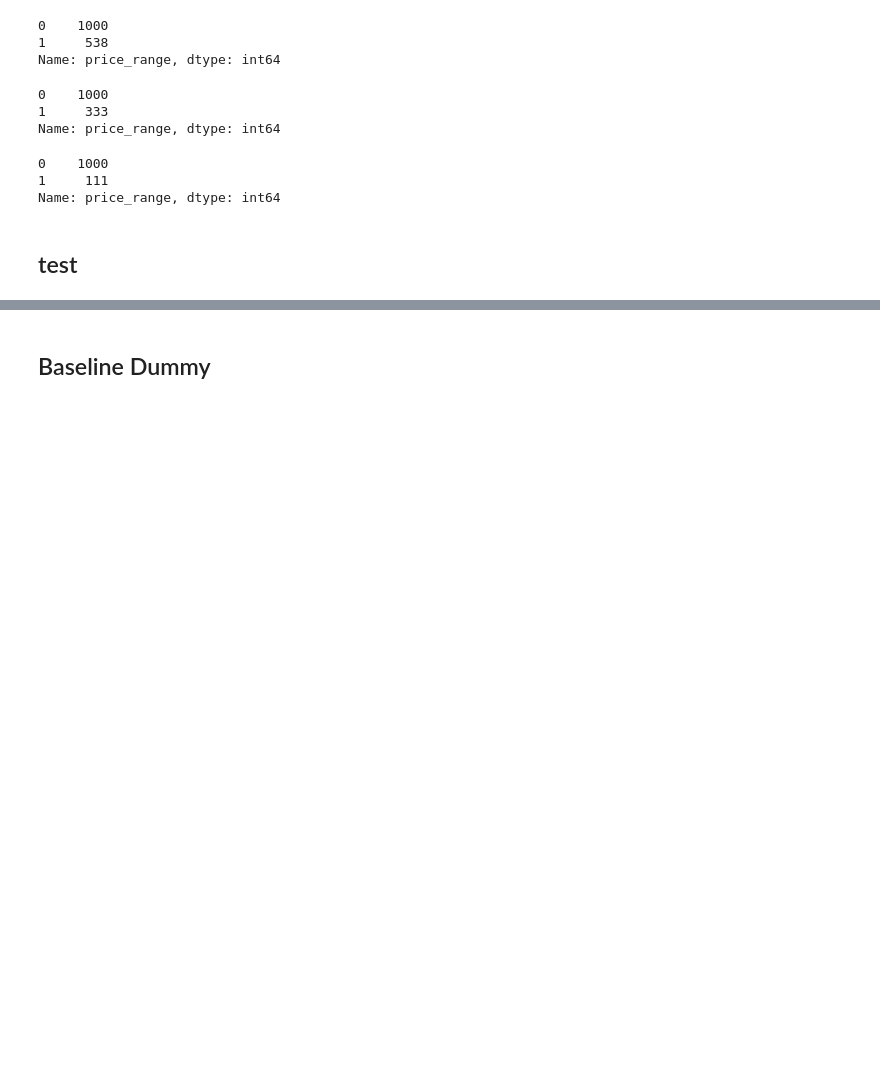
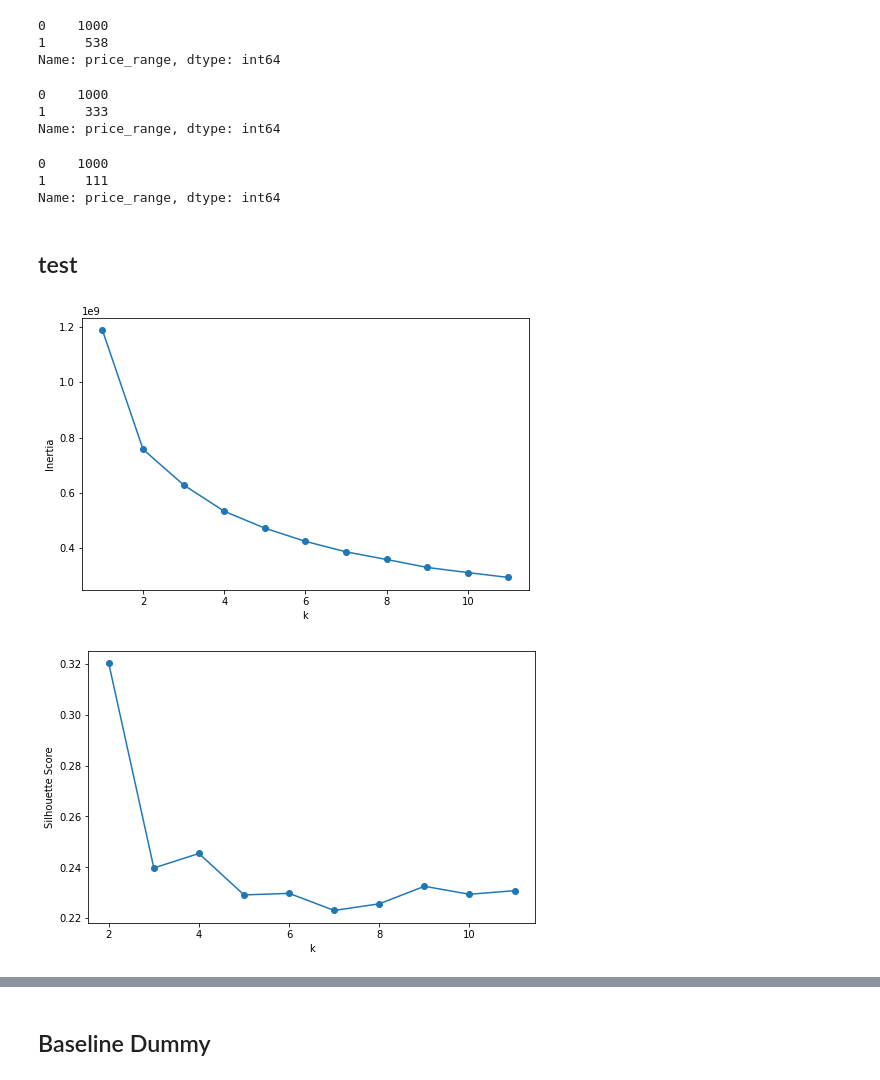
Before and after one commit to ThakdanaiSaelee/Assignment_CE888, a Jupyter notebook: Program/Assignment.ipynb, the cells around one changed output, grey strips where cells are left out. Cells and saved outputs as stored; diff of their text form; code cells hidden in the pictures; blank space fills up the shorter version.

```diff
--- a/Program/Assignment.ipynb
+++ b/Program/Assignment.ipynb
@@ -170,22 +217,32 @@ Name: price_range, dtype: int64
 # %% [markdown]
 ## test
 # %%
-x = mobile_data_75.drop(labels='price_range', axis=1)
-y = mobile_data_75['price_range']
+x = mobile_data_90.drop(labels='price_range', axis=1)
+y = mobile_data_90['price_range']
 
 x_train, x_test, y_train, y_test = train_test_split(x, y, test_size=0.1, random_state=60, stratify=y)
 
-# inertias, sil = [], []
-# for k in range(1, 12):
-#     kmeans = KMeans(n_clusters=k)
-#     y_pred = kmeans.fit_predict(x_train)
-#     inertias.append(kmeans.inertia_)
-#     if k > 1:
-#         sil.append(silhouette_score(x_train, y_pred))
+inertias, sil = [], []
+for k in range(1, 12):
+    kmeans = KMeans(n_clusters=k)
+    y_pred = kmeans.fit_predict(x_train)
+    inertias.append(kmeans.inertia_)
+    if k > 1:
+        sil.append(silhouette_score(x_train, y_pred))
 
-# plt.figure(figsize=(8,5))
-# plt.plot(range(1, 12), inertias, 'o-')
-# plt.xlabel('k')
-# plt.ylabel('Inertia')
-# plt.savefig('elbow_moons.pdf', dpi=300)
-# plt.show()
+plt.figure(figsize=(8,5))
+plt.plot(range(1, 12), inertias, 'o-')
+plt.xlabel('k')
+plt.ylabel('Inertia')
+plt.savefig('elbow_moons.pdf', dpi=300)
+plt.show()
+
+plt.figure(figsize=(8,5))
+plt.plot(range(2, 12), sil, 'o-')
+plt.xlabel('k')
+plt.ylabel('Silhouette Score')
+plt.savefig('elbow_moons_sil.pdf', dpi=300)
+plt.show()
+# %% [output]
+[figure, added]
+[figure, added]
```
Also changed, not shown: parts of 41 cells of this notebook.
